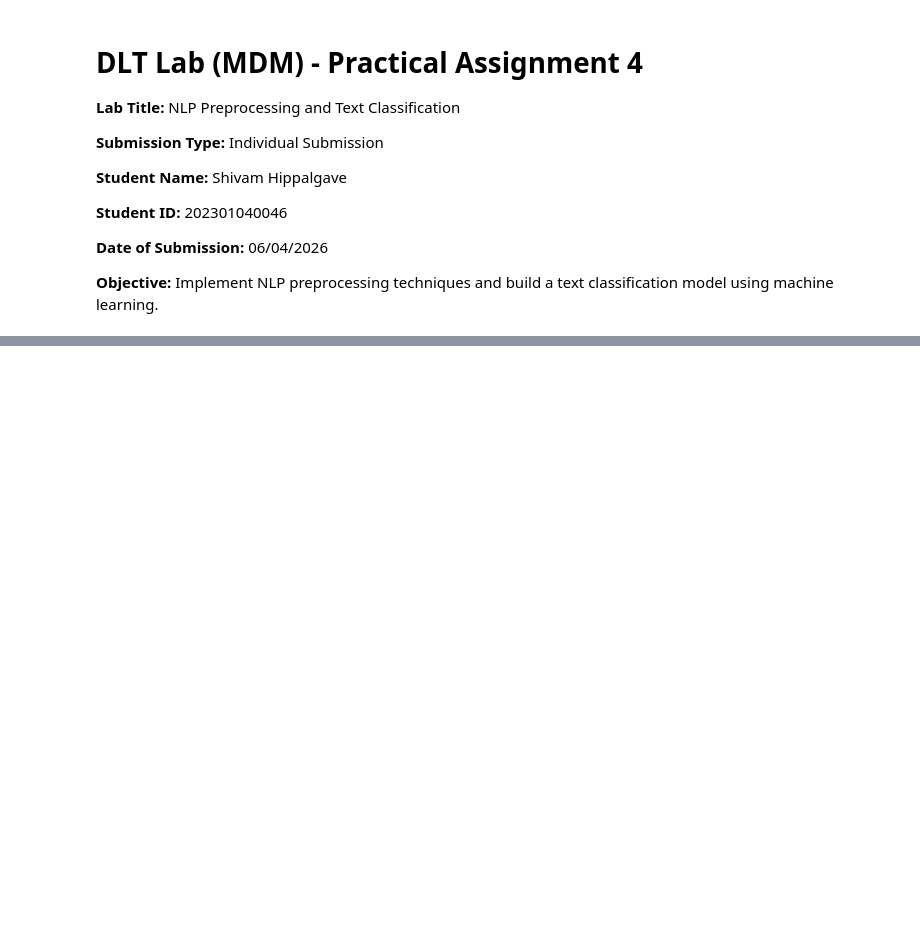
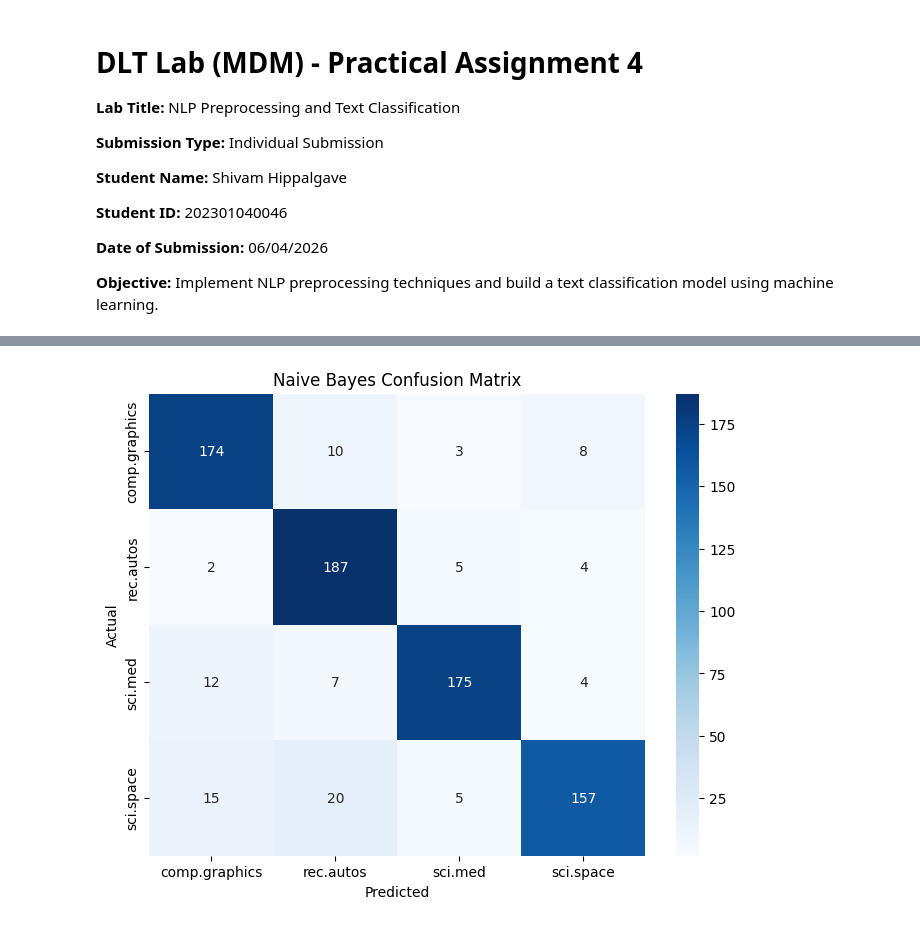
Before and after one commit to KingShivamX/DL-Assignments, a Jupyter notebook: dl_assignment4.ipynb, the cells around one changed output, grey strips where cells are left out. Drawn from its saved outputs; the diff is of its cells as text; code cells hidden in the pictures; blank space fills up the shorter version.

```diff
--- a/dl_assignment4.ipynb
+++ b/dl_assignment4.ipynb
@@ -111,0 +154,17 @@ I, Shivam Hippalgave, confirm that the work submitted in this assignment is my o
+# %%
+# Train Naive Bayes model
+nb_model = MultinomialNB()
+nb_model.fit(X_train_tfidf, y_train)
+
+# Predictions
+nb_pred = nb_model.predict(X_test_tfidf)
+
+# Metrics
+nb_acc = accuracy_score(y_test, nb_pred)
+nb_f1 = f1_score(y_test, nb_pred, average='weighted')
+
+print("Naive Bayes Results")
+print("Accuracy:", round(nb_acc, 4))
+print("F1 Score:", round(nb_f1, 4))
+print()
+print(classification_report(y_test, nb_pred, target_names=newsgroups.target_names))
@@ -111,0 +186,20 @@ I, Shivam Hippalgave, confirm that the work submitted in this assignment is my o
+# %%
+# Confusion matrix visualization
+cm_nb = confusion_matrix(y_test, nb_pred)
+
+plt.figure(figsize=(8, 6))
+sns.heatmap(
+    cm_nb,
+    annot=True,
+    fmt='d',
+    cmap='Blues',
+    xticklabels=newsgroups.target_names,
+    yticklabels=newsgroups.target_names
+)
+
+plt.title('Naive Bayes Confusion Matrix')
+plt.xlabel('Predicted')
+plt.ylabel('Actual')
+plt.show()
+# %% [output]
+[figure, added]
```
Also changed, not shown: parts of 13 cells of this notebook, 13 other files.
